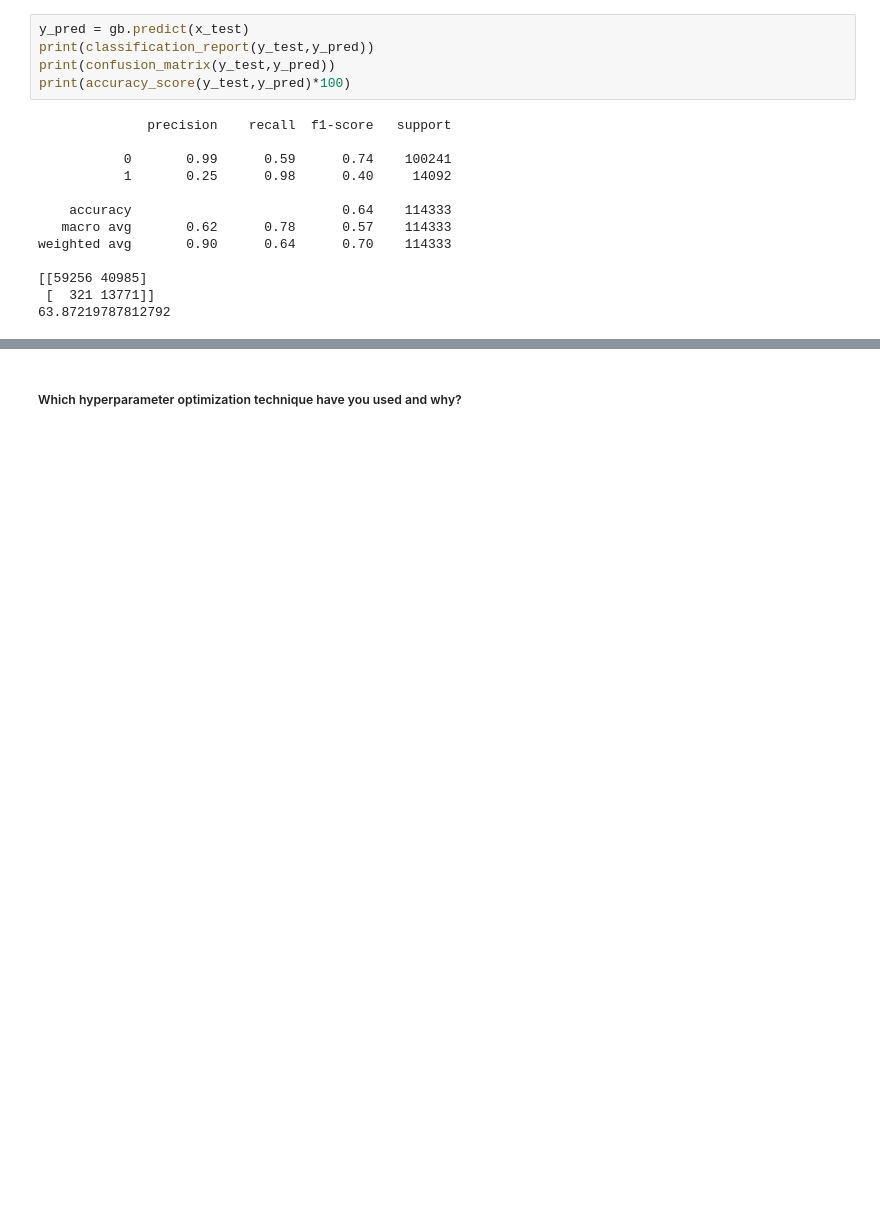
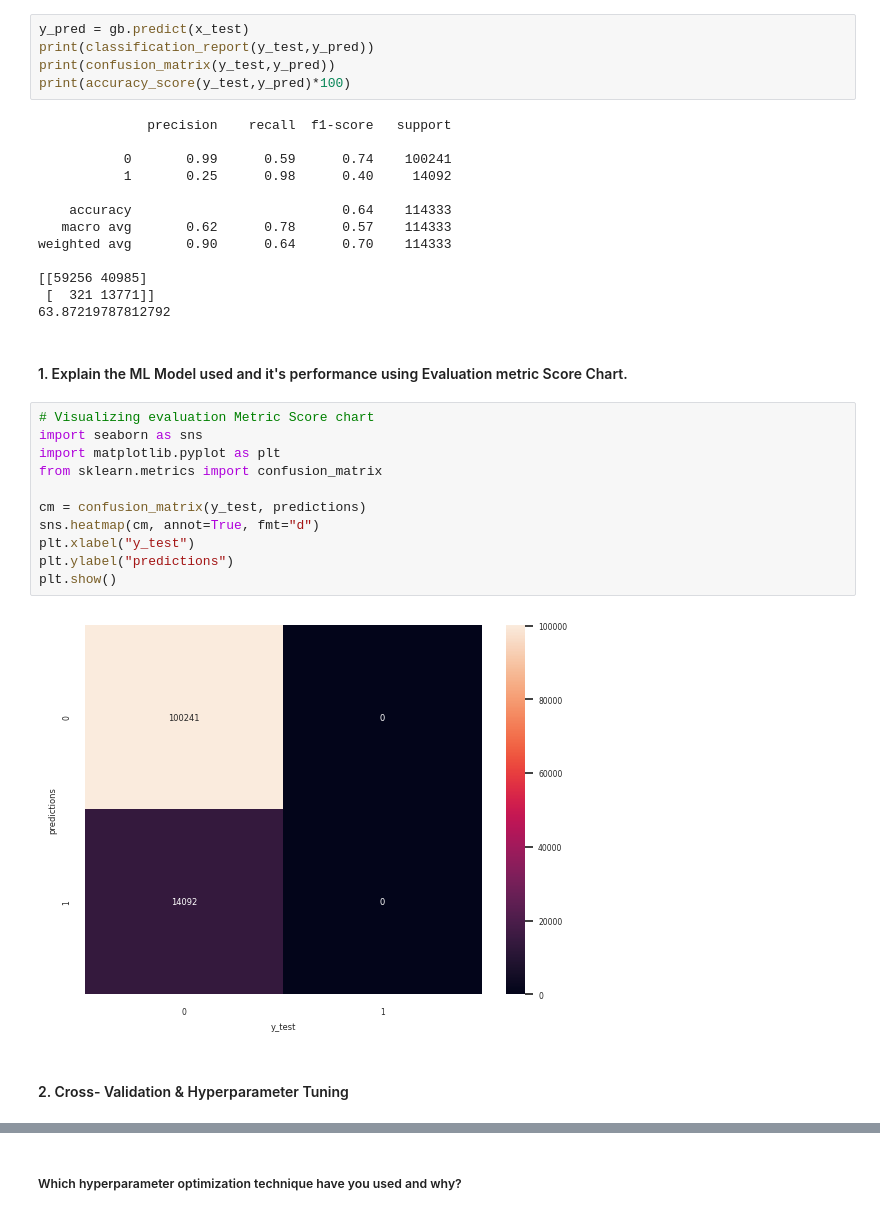
Before and after one commit to seema329/EDA, a Jupyter notebook: health_insurance_cross_sell_prediction.ipynb, the cells around one changed output, grey strips where cells are left out. Saved outputs shown, nothing was run; the diff lists cells and outputs as text; blank space fills up the shorter version.

```diff
--- a/health_insurance_cross_sell_prediction.ipynb
+++ b/health_insurance_cross_sell_prediction.ipynb
@@ -1264,3 +1296,20 @@ weighted avg       0.90      0.64      0.70    114333
 [[59256 40985]
  [  321 13771]]
 63.87219787812792
+# %% [markdown]
+#### 1. Explain the ML Model used and it's performance using Evaluation metric Score Chart.
+# %%
+# Visualizing evaluation Metric Score chart
+import seaborn as sns
+import matplotlib.pyplot as plt
+from sklearn.metrics import confusion_matrix
+
+cm = confusion_matrix(y_test, predictions)
+sns.heatmap(cm, annot=True, fmt="d")
+plt.xlabel("y_test")
+plt.ylabel("predictions")
+plt.show()
+# %% [output]
+[figure, added]
+# %% [markdown]
+#### 2. Cross- Validation & Hyperparameter Tuning
```
Also changed, not shown: parts of 29 cells of this notebook.
